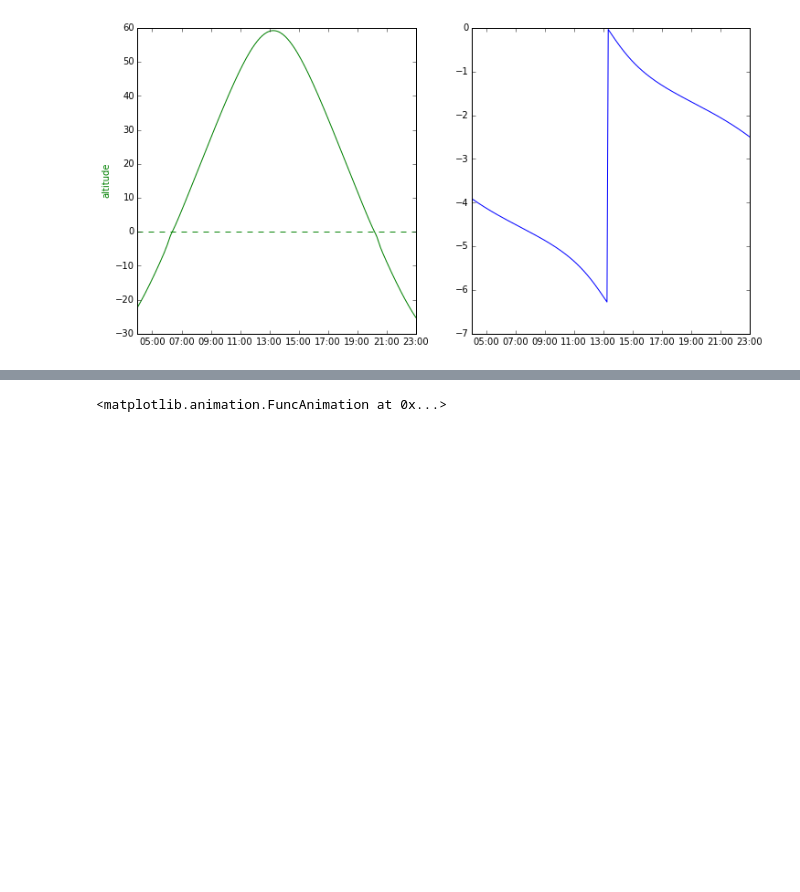
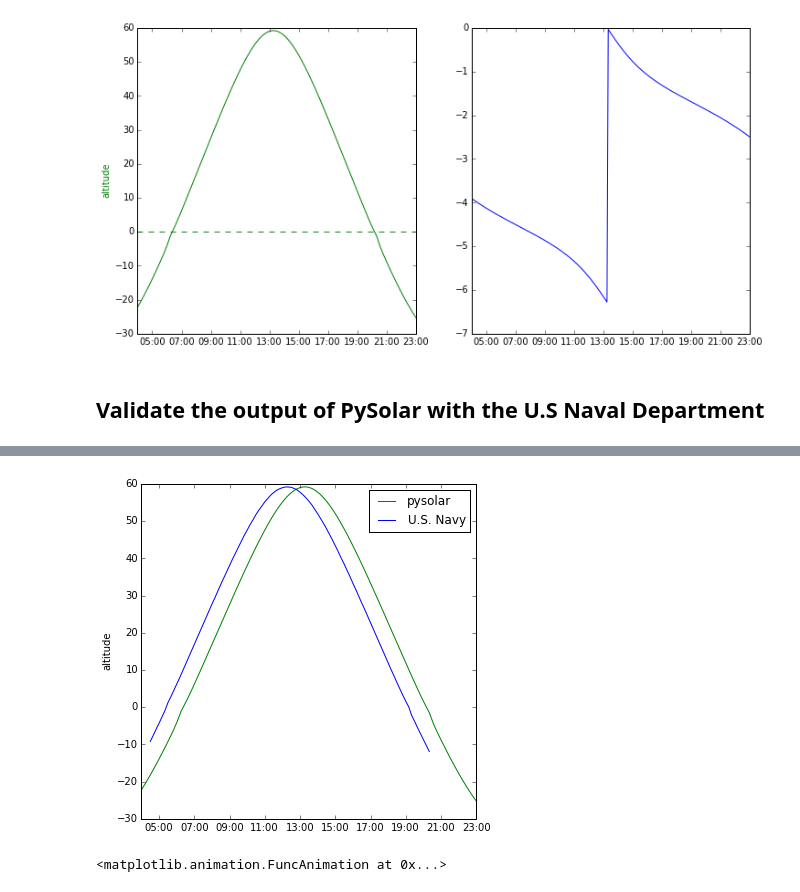
Before and after one commit to utiasASRL/shadow_modeling, a Jupyter notebook: SunShadowComputation.ipynb, the cells around one changed output, grey strips where cells are left out. Cells and saved outputs as stored; diff of their text form; code cells hidden in the pictures; blank space fills up the shorter version.

```diff
--- a/SunShadowComputation.ipynb
+++ b/SunShadowComputation.ipynb
@@ -147,0 +149,37 @@ columns=('date', 'sun_altitude', 'sun_azimuth')
+# %% [markdown]
+## Validate the output of PySolar with the U.S Naval Department
+# %%
+# skip 20 lines
+file_path = './sun_data/SunPathTorontoSummer.txt'
+
+table_pysolar = extract_sun_data(utias_start_time, utias_end_time, coord_utias)
+
+table_us_naval = pd.read_csv(file_path, sep='     ',
+                             skiprows=20, header=None, engine='python',
+                             names= ('date', 'sun_altitude', 'sun_azimuth'))
+# convert to radians
+table_us_naval.sun_altitude = np.radians(table_us_naval.sun_altitude)
+table_us_naval.sun_azimuth = np.radians(table_us_naval.sun_azimuth)
+dates = table_us_naval.index
+#table_us_naval.index = table_us_naval.index.map(lambda dt: dt.replace(day=1))
+#table_us_naval.index = table_us_naval.index.apply(lambda dt: dt.replace(day=1))
+
+table_us_naval.head(3)
+start_utc = get_utc(utias_start_time)
+start_utc.month
+
+table_us_naval.date = table_us_naval.date.apply(lambda dt: "%i-%i-%i %s" %(start_utc.year, start_utc.month, start_utc.day, dt))
+table_us_naval.date = pd.to_datetime(table_us_naval.date)
+table_us_naval.index = table_us_naval.date
+table_us_naval.pop('date')
+# %%
+fig = plt.figure(figsize=(6,6))
+ax = fig.add_subplot(111)
+ax.plot(table_pysolar.index, np.degrees(table_pysolar.sun_altitude), 'g', label='pysolar')
+ax.plot(table_us_naval.index, np.degrees(table_us_naval.sun_altitude), 'b', label='U.S. Navy')
+ax.set_ylabel('altitude')
+plt.legend()
+ax.xaxis.set_major_formatter(format_HM)
+
+print 'Offset between data sets: %s' % str(table_pysolar.sun_altitude.argmax() - table_us_naval.sun_altitude.argmax())
+# %% [output]
@@ -148,3 +187,4 @@ columns=('date', 'sun_altitude', 'sun_azimuth')
+[figure, added]
 # %%
 def compute_shadow(object_height, altitude, azimuth):
 
```
Also changed, not shown: parts of 14 cells of this notebook, 1 other file.
